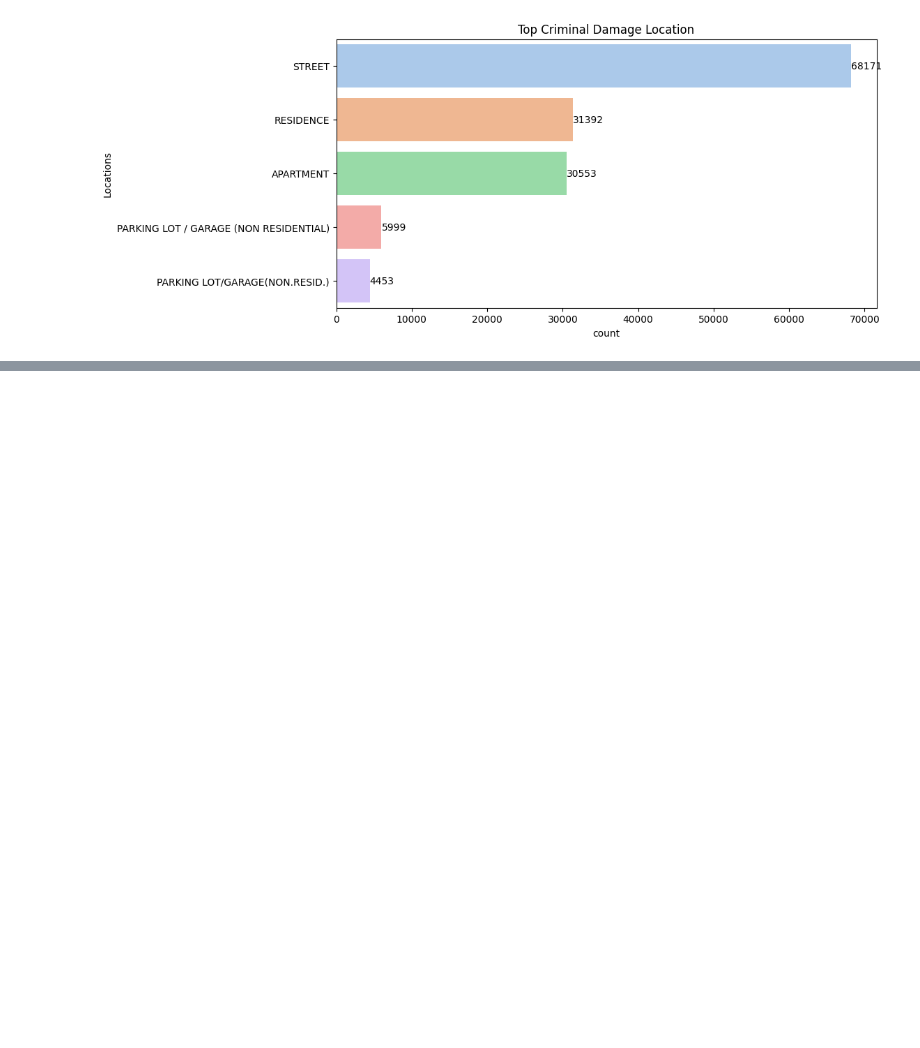
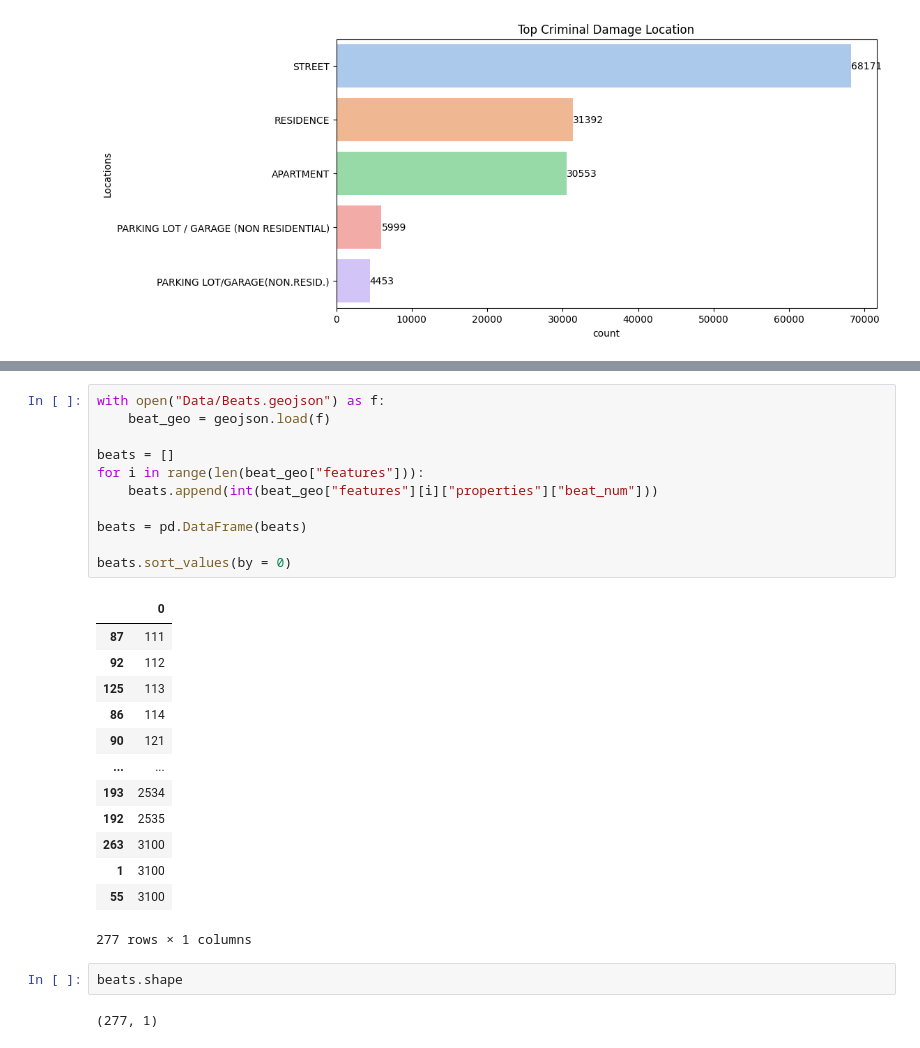
Before and after one commit to alejo1630/chicago_crimes, a Jupyter notebook: chicago_crimes.ipynb, the cells around one changed output, grey strips where cells are left out. Drawn from its saved outputs; the diff is of its cells as text; blank space fills up the shorter version.

```diff
--- a/chicago_crimes.ipynb
+++ b/chicago_crimes.ipynb
@@ -631,0 +660,29 @@ plt.show()
+# %%
+with open("Data/Beats.geojson") as f:
+    beat_geo = geojson.load(f)
+
+beats = []
+for i in range(len(beat_geo["features"])):
+    beats.append(int(beat_geo["features"][i]["properties"]["beat_num"]))
+
+beats = pd.DataFrame(beats)
+
+beats.sort_values(by = 0)
+# %% [output]
+|  | 0 |
+| 87 | 111 |
+| 92 | 112 |
+| 125 | 113 |
+| 86 | 114 |
+| 90 | 121 |
+| ... | ... |
+| 193 | 2534 |
+| 192 | 2535 |
+| 263 | 3100 |
+| 1 | 3100 |
+| 55 | 3100 |
+277 rows × 1 columns
+# %%
+beats.shape
+# %% [output]
+(277, 1)
```
Also changed, not shown: parts of 10 cells of this notebook, 1 other file.
